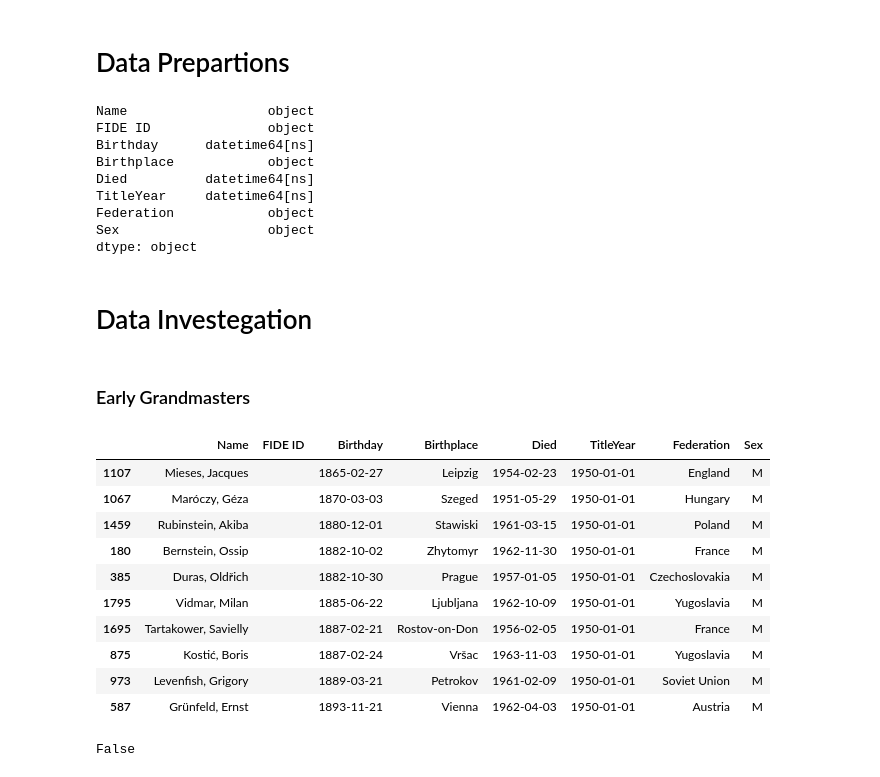
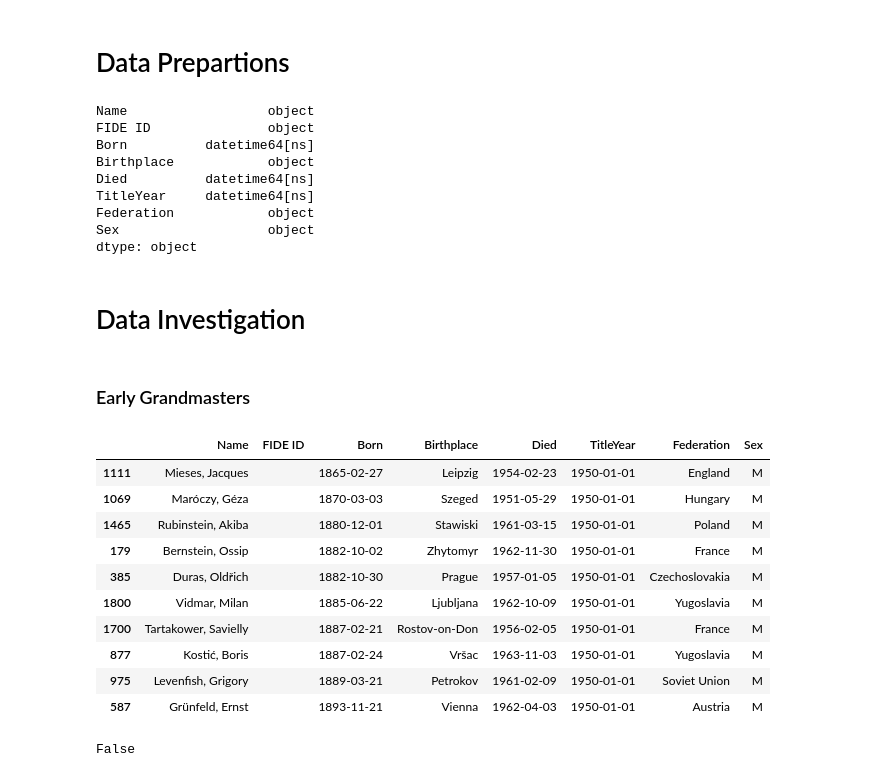
Before and after one commit to cpl17/python-quickprojects, a Jupyter notebook: DataScience/Chess/ChessHistory.ipynb, the cells around one changed output. Cells and saved outputs as stored; diff of their text form; code cells hidden in the pictures.

Commit message:
Update DataAnalytics

```diff
--- a/DataScience/Chess/ChessHistory.ipynb
+++ b/DataScience/Chess/ChessHistory.ipynb
@@ -104,12 +109,12 @@ memory usage: 120.9+ KB
 # %% [markdown]
 # Data Prepartions
 # %%
-gm_df[['Birthday', 'Died', 'TitleYear']] = gm_df[['Birthday', 'Died', 'TitleYear']].apply(pd.to_datetime)
+gm_df[['Born', 'Died', 'TitleYear']] = gm_df[['Born', 'Died', 'TitleYear']].apply(pd.to_datetime)
 gm_df.dtypes
 # %% [output]
 Name                  object
 FIDE ID               object
-Birthday      datetime64[ns]
+Born          datetime64[ns]
 Birthplace            object
 Died          datetime64[ns]
 TitleYear     datetime64[ns]
@@ -117,26 +122,26 @@ Federation            object
 Sex                   object
 dtype: object
 # %% [markdown]
-# Data Investegation
+# Data Investigation
 # %% [markdown]
 ### Early Grandmasters
 # %%
-# First and Oldest Grandmasters
+# Oldest Grandmasters in batch of First titles
 
 first_year = gm_df.TitleYear.min()
 
-gm_df[gm_df.TitleYear == first_year].sort_values("Birthday")[:10]
+gm_df[gm_df.TitleYear == first_year].sort_values("Born")[:10]
 # %% [output]
-|  | Name | FIDE ID | Birthday | Birthplace | Died | TitleYear | Federation | Sex |
-| 1107 | Mieses, Jacques |  | 1865-02-27 | Leipzig | 1954-02-23 | 1950-01-01 | England | M |
-| 1067 | Maróczy, Géza |  | 1870-03-03 | Szeged | 1951-05-29 | 1950-01-01 | Hungary | M |
-| 1459 | Rubinstein, Akiba |  | 1880-12-01 | Stawiski | 1961-03-15 | 1950-01-01 | Poland | M |
-| 180 | Bernstein, Ossip |  | 1882-10-02 | Zhytomyr | 1962-11-30 | 1950-01-01 | France | M |
+|  | Name | FIDE ID | Born | Birthplace | Died | TitleYear | Federation | Sex |
+| 1111 | Mieses, Jacques |  | 1865-02-27 | Leipzig | 1954-02-23 | 1950-01-01 | England | M |
+| 1069 | Maróczy, Géza |  | 1870-03-03 | Szeged | 1951-05-29 | 1950-01-01 | Hungary | M |
+| 1465 | Rubinstein, Akiba |  | 1880-12-01 | Stawiski | 1961-03-15 | 1950-01-01 | Poland | M |
+| 179 | Bernstein, Ossip |  | 1882-10-02 | Zhytomyr | 1962-11-30 | 1950-01-01 | France | M |
 | 385 | Duras, Oldřich |  | 1882-10-30 | Prague | 1957-01-05 | 1950-01-01 | Czecho­slovakia | M |
-| 1795 | Vidmar, Milan |  | 1885-06-22 | Ljubljana | 1962-10-09 | 1950-01-01 | Yugoslavia | M |
-| 1695 | Tartakower, Savielly |  | 1887-02-21 | Rostov-on-Don | 1956-02-05 | 1950-01-01 | France | M |
-| 875 | Kostić, Boris |  | 1887-02-24 | Vršac | 1963-11-03 | 1950-01-01 | Yugoslavia | M |
-| 973 | Levenfish, Grigory |  | 1889-03-21 | Petrokov | 1961-02-09 | 1950-01-01 | Soviet Union | M |
+| 1800 | Vidmar, Milan |  | 1885-06-22 | Ljubljana | 1962-10-09 | 1950-01-01 | Yugoslavia | M |
+| 1700 | Tartakower, Savielly |  | 1887-02-21 | Rostov-on-Don | 1956-02-05 | 1950-01-01 | France | M |
+| 877 | Kostić, Boris |  | 1887-02-24 | Vršac | 1963-11-03 | 1950-01-01 | Yugoslavia | M |
+| 975 | Levenfish, Grigory |  | 1889-03-21 | Petrokov | 1961-02-09 | 1950-01-01 | Soviet Union | M |
 | 587 | Grünfeld, Ernst |  | 1893-11-21 | Vienna | 1962-04-03 | 1950-01-01 | Austria | M |
 # %%
 (gm_df['Died'] < gm_df['TitleYear']).any()
```
Also changed, not shown: parts of 16 cells of this notebook, 2 other files.
